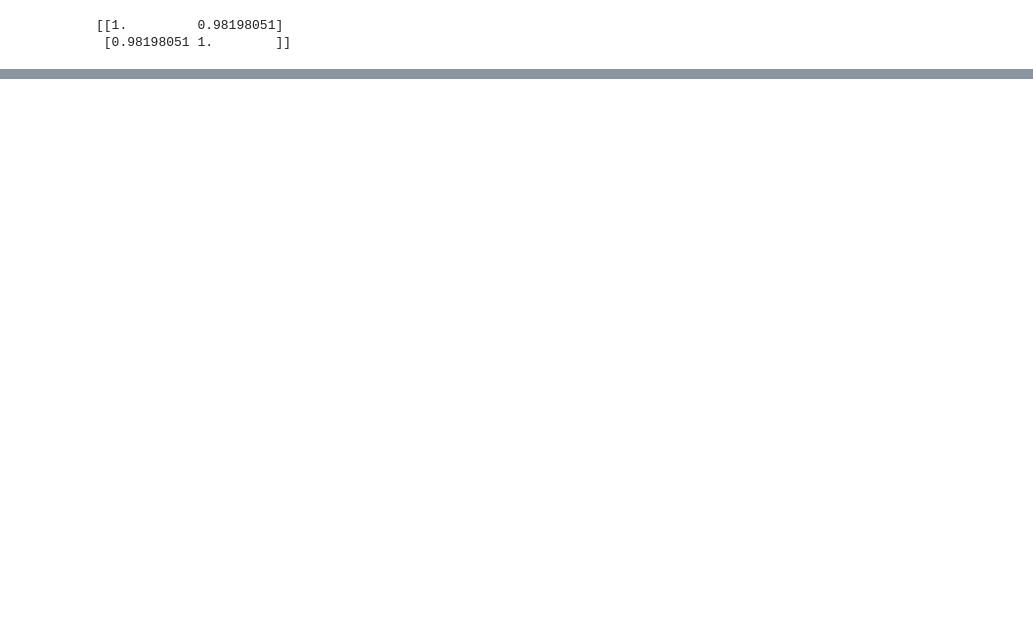
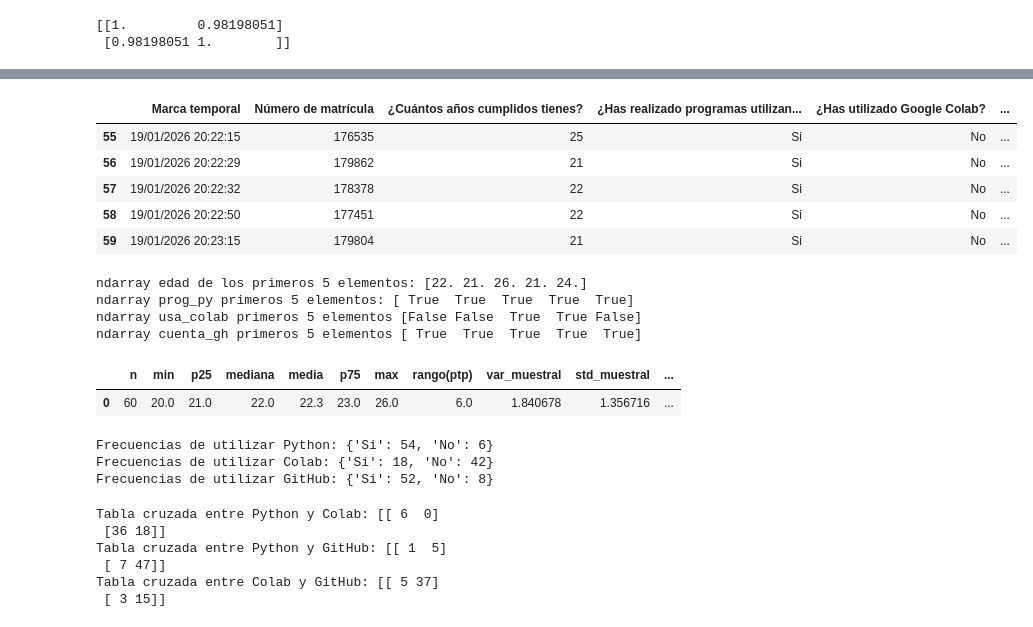
Before and after one commit to DannyGil0/mineria-de-datos-jupyter-notebook, a Jupyter notebook: Minereria_de_Datos.ipynb, the cells around one changed output, grey strips where cells are left out. Saved outputs shown, nothing was run; the diff lists cells and outputs as text; code cells hidden in the pictures; blank space fills up the shorter version.

```diff
--- a/Minereria_de_Datos.ipynb
+++ b/Minereria_de_Datos.ipynb
@@ -354,0 +444,9 @@ print(corr)
+# %%
+df.tail(5)
+# %% [output]
+|  | Marca temporal | Número de matrícula | ¿Cuántos años cumplidos tienes? | ¿Has realizado programas utilizan... | ¿Has utilizado Google Colab? | ... |
+| 55 | 19/01/2026 20:22:15 | 176535 | 25 | Si | No | ... |
+| 56 | 19/01/2026 20:22:29 | 179862 | 21 | Si | No | ... |
+| 57 | 19/01/2026 20:22:32 | 178378 | 22 | Si | No | ... |
+| 58 | 19/01/2026 20:22:50 | 177451 | 22 | Si | No | ... |
+| 59 | 19/01/2026 20:23:15 | 179804 | 21 | Si | No | ... |
@@ -354,0 +459,10 @@ print(corr)
+# %%
+print(f"ndarray edad de los primeros 5 elementos: {edad[:5]}")
+print(f"ndarray prog_py primeros 5 elementos: {prog_py[:5]}")
+print(f"ndarray usa_colab primeros 5 elementos {usa_colab[:5]}")
+print(f"ndarray cuenta_gh primeros 5 elementos {cuenta_gh[:5]}")
+# %% [output]
+ndarray edad de los primeros 5 elementos: [22. 21. 26. 21. 24.]
+ndarray prog_py primeros 5 elementos: [ True  True  True  True  True]
+ndarray usa_colab primeros 5 elementos [False False  True  True False]
+ndarray cuenta_gh primeros 5 elementos [ True  True  True  True  True]
@@ -354,0 +484,7 @@ print(corr)
+# %%
+import json
+df = pd.json_normalize(summary_age)
+df
+# %% [output]
+|  | n | min | p25 | mediana | media | p75 | max | rango(ptp) | var_muestral | std_muestral | ... |
+| 0 | 60 | 20.0 | 21.0 | 22.0 | 22.3 | 23.0 | 26.0 | 6.0 | 1.840678 | 1.356716 | ... |
@@ -354,0 +496,8 @@ print(corr)
+# %%
+print(f"Frecuencias de utilizar Python: {freq_python}")
+print(f"Frecuencias de utilizar Colab: {freq_colab}")
+print(f"Frecuencias de utilizar GitHub: {freq_gh}")
+# %% [output]
+Frecuencias de utilizar Python: {'Si': 54, 'No': 6}
+Frecuencias de utilizar Colab: {'Si': 18, 'No': 42}
+Frecuencias de utilizar GitHub: {'Si': 52, 'No': 8}
@@ -354,0 +517,11 @@ print(corr)
+# %%
+print(f"Tabla cruzada entre Python y Colab: {tab_py_colab}")
+print(f"Tabla cruzada entre Python y GitHub: {tab_py_gh}")
+print(f"Tabla cruzada entre Colab y GitHub: {tab_colab_gh}")
+# %% [output]
+Tabla cruzada entre Python y Colab: [[ 6  0]
+ [36 18]]
+Tabla cruzada entre Python y GitHub: [[ 1  5]
+ [ 7 47]]
+Tabla cruzada entre Colab y GitHub: [[ 5 37]
+ [ 3 15]]
```
Also changed, not shown: parts of 18 cells of this notebook, 1 other file.
